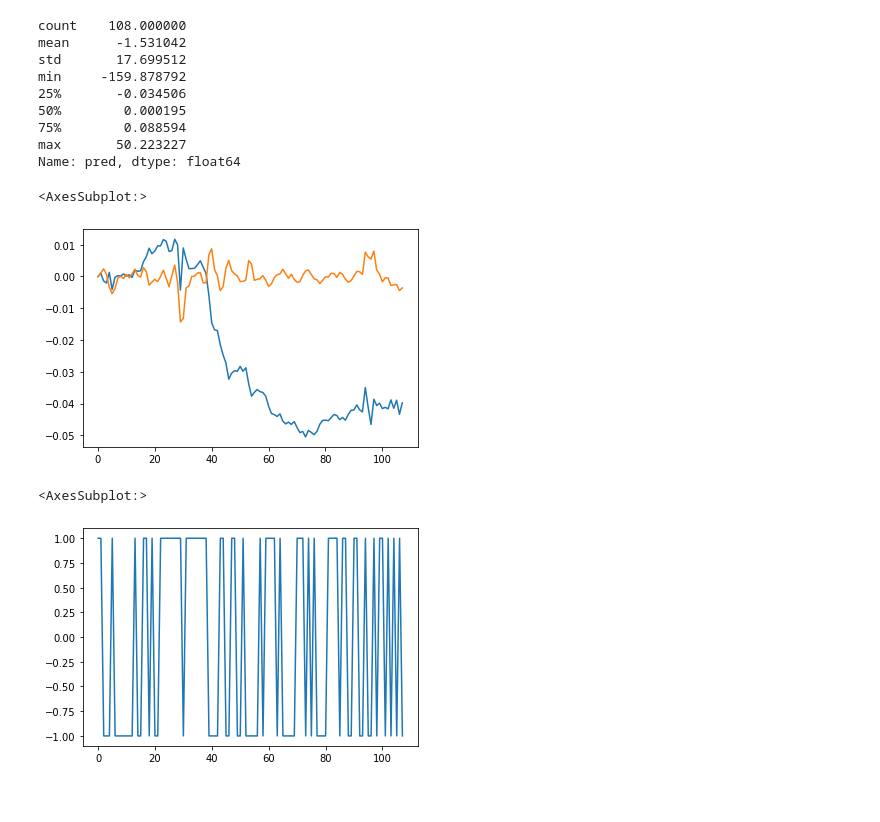
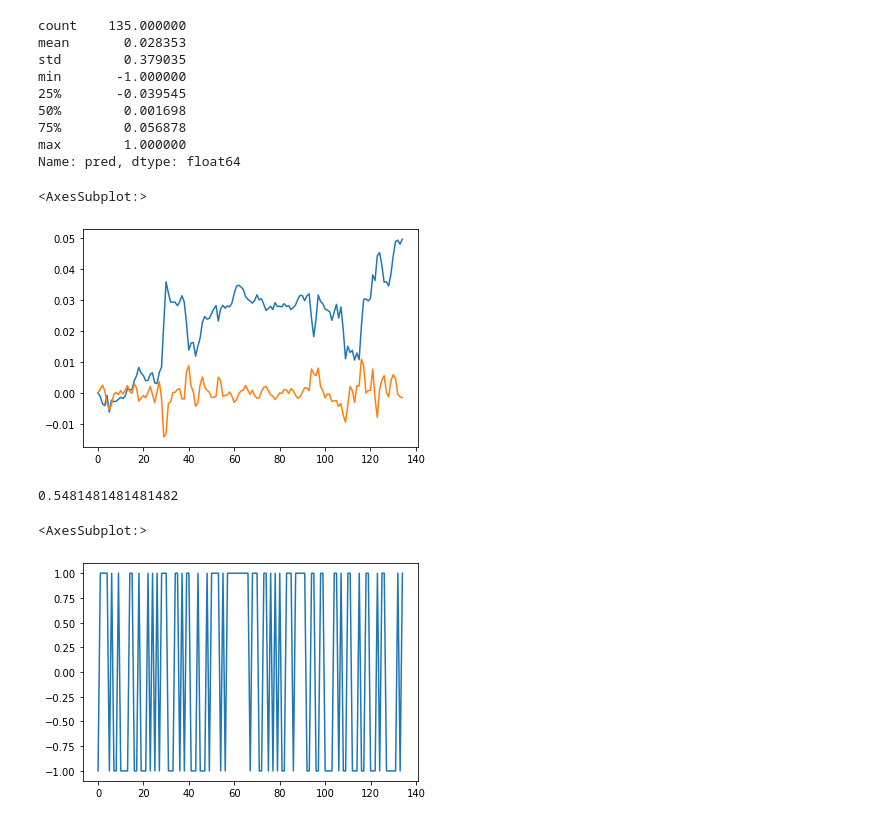
Before and after one commit to s1-inoue/TraderCompany, a Jupyter notebook: a.ipynb, the cells around one changed output. Cells and saved outputs as stored; diff of their text form; code cells hidden in the pictures.

```diff
--- a/a.ipynb
+++ b/a.ipynb
@@ -5,5 +18,5 @@ import matplotlib.pyplot as plt
 # %%
-with open("./logs/2022-09-13-22-26-13.log") as F:
+with open("./logs/2022-09-14-19-55-39.log") as F:
     result = F.read()
 result = list(filter(lambda x: "Timestamp" in x, result.split('\n')))
 result = list(map(lambda x: x.replace("]","").split(",")[-2:], result))
@@ -15,23 +28,27 @@ df = pd.DataFrame(np.array(result), columns=["pred","truth"])
 # %%
 df["pred"].describe()
 # %% [output]
-count    108.000000
-mean      -1.531042
-std       17.699512
-min     -159.878792
-25%       -0.034506
-50%        0.000195
-75%        0.088594
-max       50.223227
+count    135.000000
+mean       0.028353
+std        0.379035
+min       -1.000000
+25%       -0.039545
+50%        0.001698
+75%        0.056878
+max        1.000000
 Name: pred, dtype: float64
 # %%
-(np.sign(df["pred"]) * df["truth"]).cumsum().plot()
+(-np.sign(df["pred"]) * df["truth"]).cumsum().plot()
 df["truth"].plot()
 # %% [output]
 <AxesSubplot:>
-[figure, old version]
+[figure, new version]
+# %%
+(-np.sign(df["pred"]) == np.sign(df["truth"])).mean()
+# %% [output]
+0.5481481481481482
 # %%
 (np.sign(df["pred"])).plot()
 # %% [output]
 <AxesSubplot:>
-[figure, old version]
+[figure, new version]
```
Also changed, not shown: parts of 1 cell of this notebook, 4 other files.
